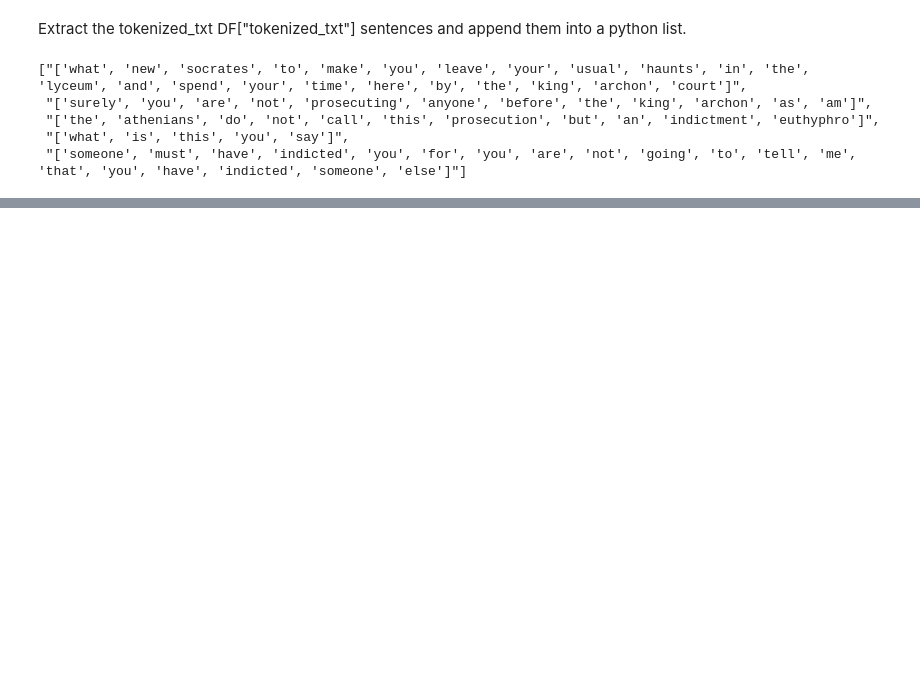
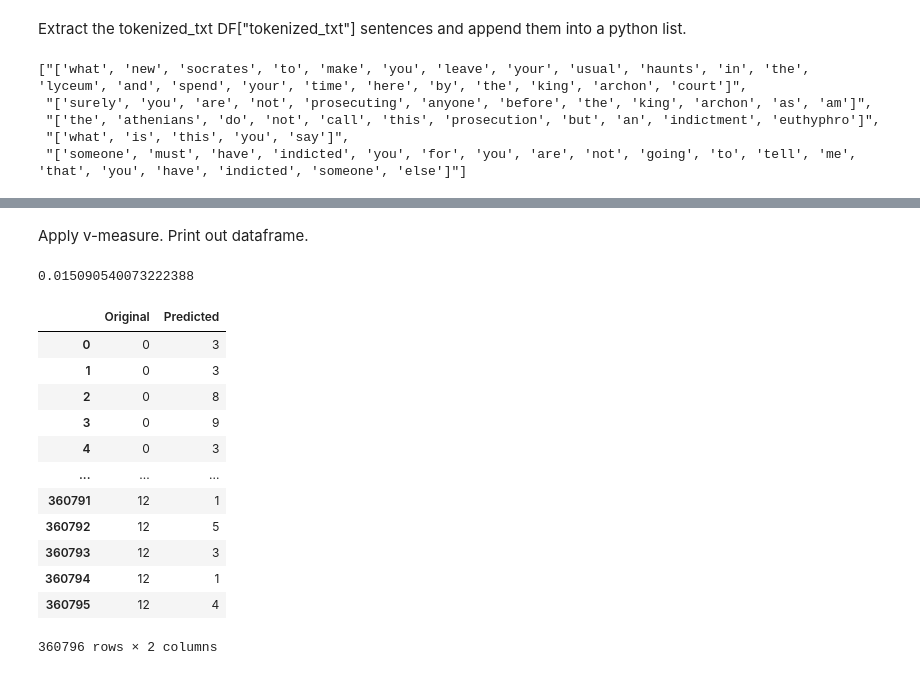
Before and after one commit to zabesy/SOTClustering, a Jupyter notebook: ThesisClustering.ipynb, the cells around one changed output, grey strips where cells are left out. Drawn from its saved outputs; the diff is of its cells as text; code cells hidden in the pictures; blank space fills up the shorter version.

```diff
--- a/ThesisClustering.ipynb
+++ b/ThesisClustering.ipynb
@@ -385,0 +177,20 @@ Scatter plot.
+# %% [markdown]
+Apply v-measure. Print out dataframe.
+# %%
+print(v_measure_score(original_labels, labels))
+pd.DataFrame(list(zip(original_labels, labels)), columns=["Original", "Predicted"])
+# %% [output]
+0.015090540073222388
+|  | Original | Predicted |
+| 0 | 0 | 3 |
+| 1 | 0 | 3 |
+| 2 | 0 | 8 |
+| 3 | 0 | 9 |
+| 4 | 0 | 3 |
+| ... | ... | ... |
+| 360791 | 12 | 1 |
+| 360792 | 12 | 5 |
+| 360793 | 12 | 3 |
+| 360794 | 12 | 1 |
+| 360795 | 12 | 4 |
+360796 rows × 2 columns
```
Also changed, not shown: parts of 61 cells of this notebook, 49 other files.
